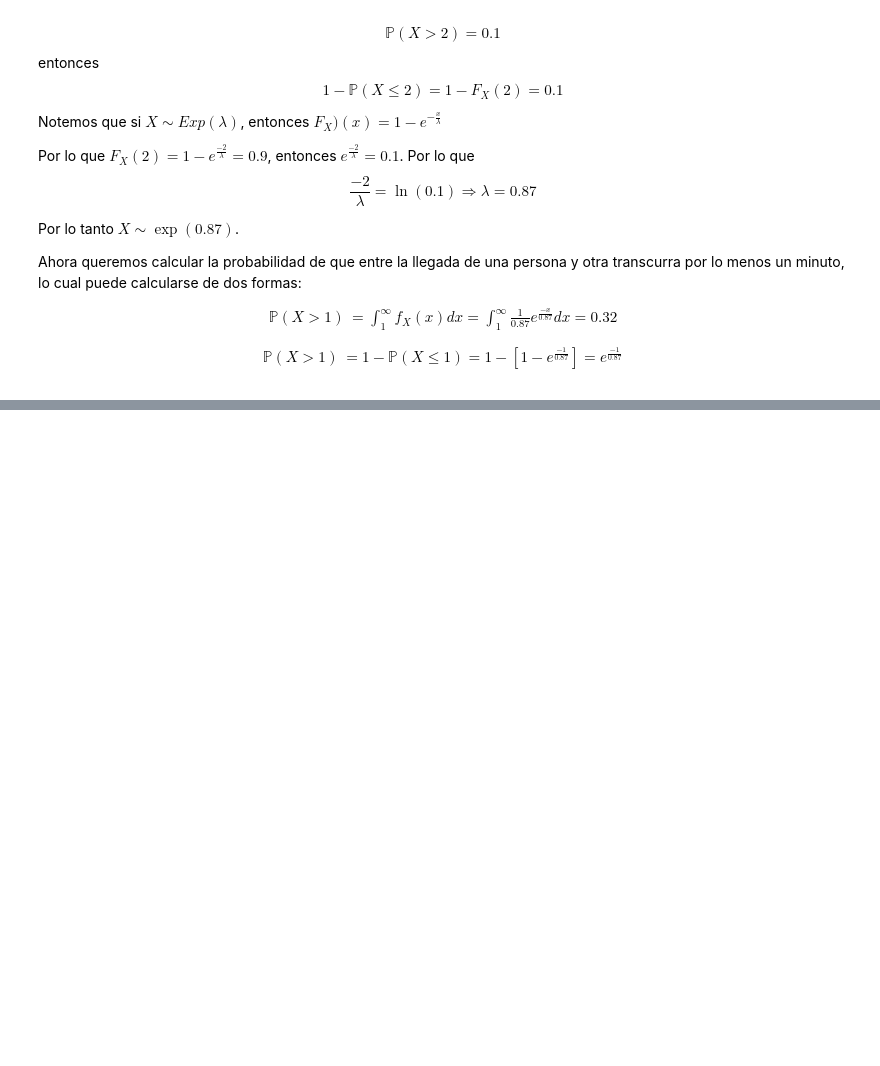
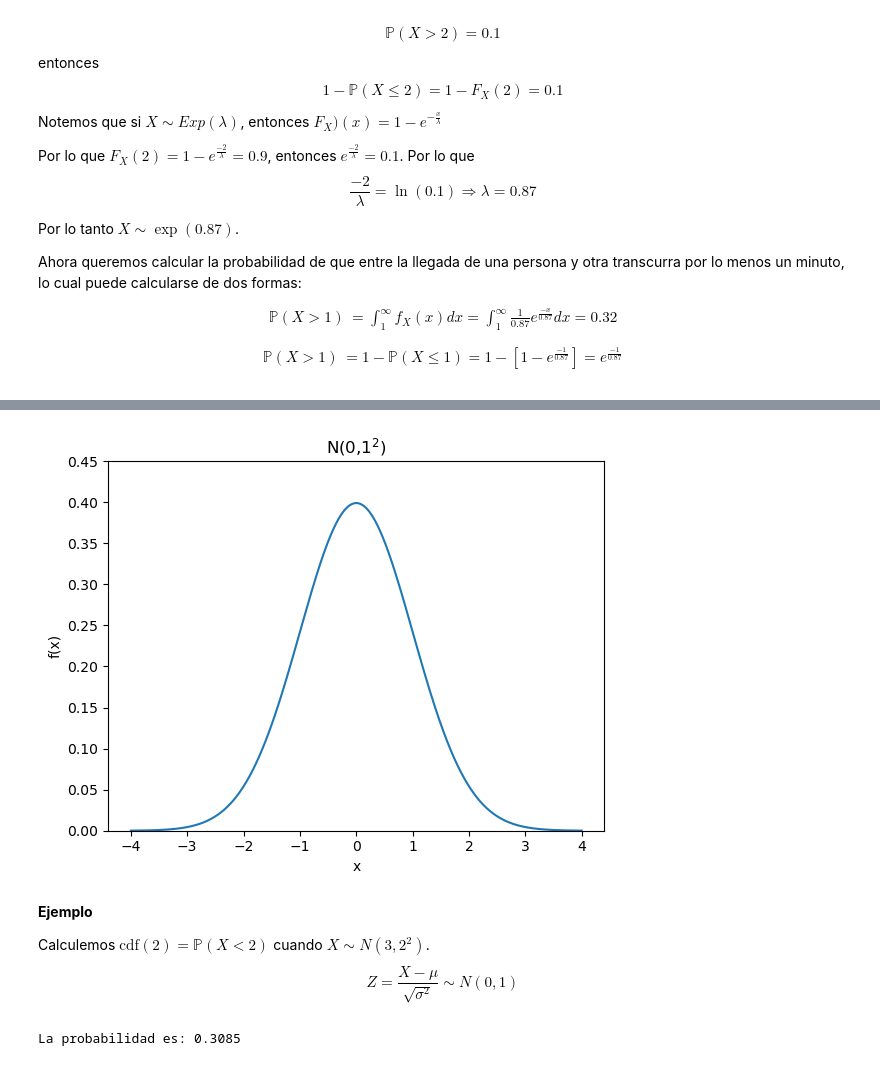
Before and after one commit to HarVazCo/Diplomado_TEyMD, a Jupyter notebook: Modulo2/Proyecto_final/Variables_aleatorias.ipynb, the cells around one changed output, grey strips where cells are left out. Drawn from its saved outputs; the diff is of its cells as text; code cells hidden in the pictures; blank space fills up the shorter version.

```diff
--- a/Modulo2/Proyecto_final/Variables_aleatorias.ipynb
+++ b/Modulo2/Proyecto_final/Variables_aleatorias.ipynb
@@ -701,0 +808,22 @@ $$\begin{align*}
+# %%
+# Grafica de densidad
+fig, ax = plt.subplots()
+x= np.arange(-4,4,0.001) #generar valores de x
+ax.set_title('N(0,$1^2$)')
+ax.set_xlabel('x')
+ax.set_ylabel('f(x)')
+ax.plot(x, norm.pdf(x))
+ax.set_ylim(0,0.45)
+plt.show()
+# %% [output]
+[figure, added]
+# %% [markdown]
+**Ejemplo**
+
+Calculemos $\text{cdf}(2)=\mathbb{P}(X<2)$ cuando $X\sim N(3,2^2)$.
+$$Z = \frac{X-\mu}{\sqrt{\sigma^2}} \sim N(0,1)$$
+# %%
+prob = norm.cdf(x=2, loc=3, scale=2) #v.a. con media=3 y st=2
+print(f'La probabilidad es: {prob:.4f}')
+# %% [output]
+La probabilidad es: 0.3085
```
Also changed, not shown: parts of 45 cells of this notebook.
